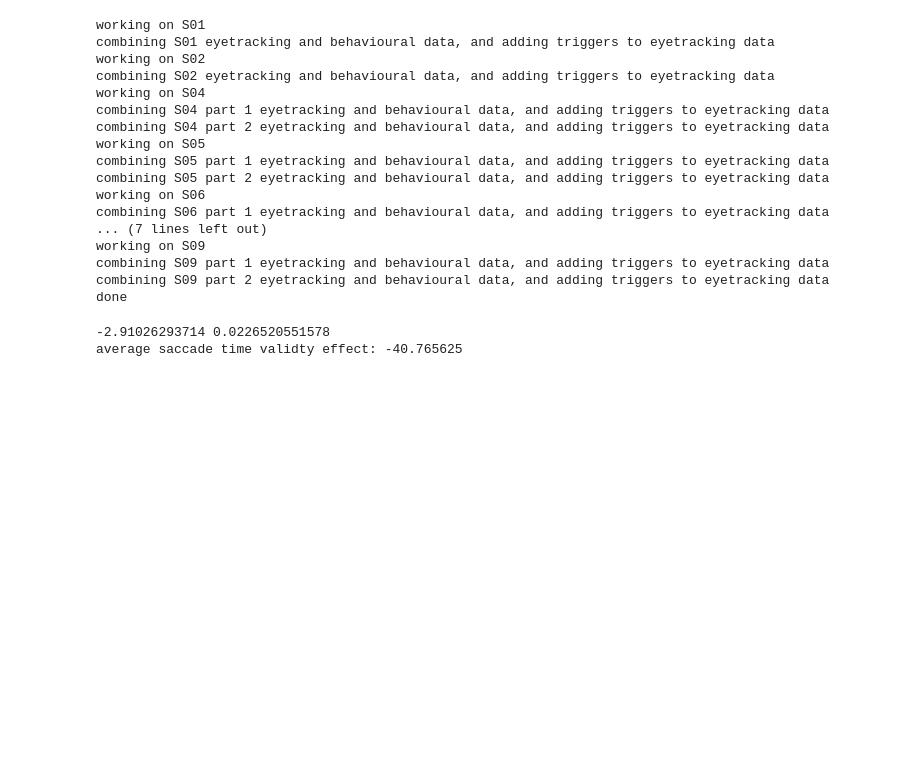
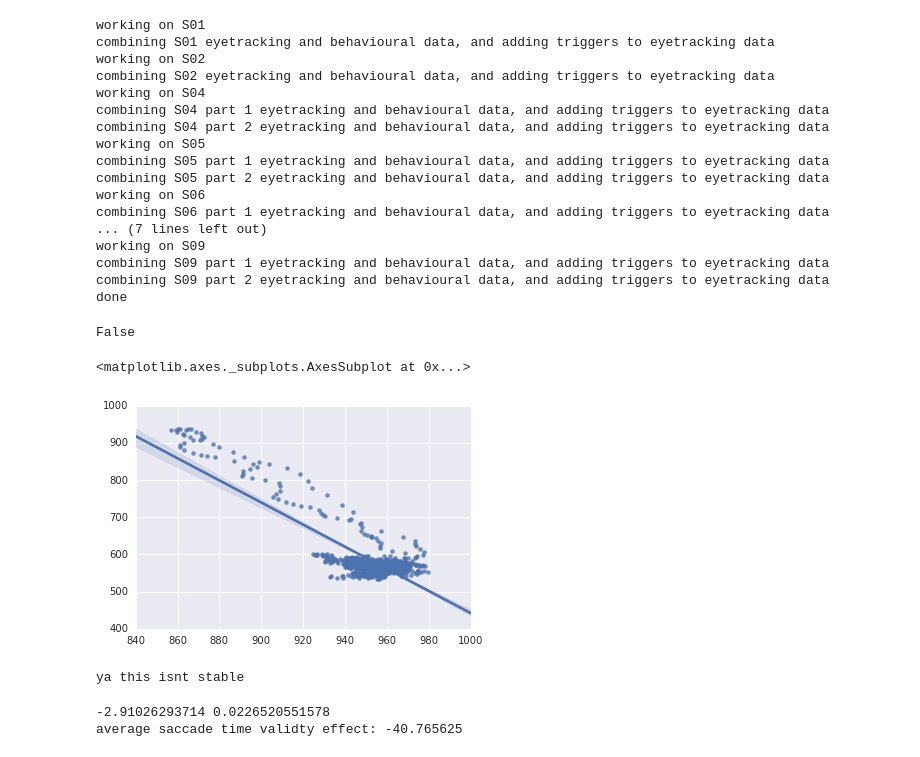
Before and after one commit to Nian-Jingqing/AttentionSaccade, a Jupyter notebook: AttentionSaccade_EyetrackerAnalysis.ipynb, the cells around one changed output. Cells and saved outputs as stored; diff of their text form; code cells hidden in the pictures; blank space fills up the shorter version.

```diff
--- a/AttentionSaccade_EyetrackerAnalysis.ipynb
+++ b/AttentionSaccade_EyetrackerAnalysis.ipynb
@@ -387,0 +398,19 @@ for isub in range(len(edat)):
+# %%
+#import copy
+#temp = copy.deepcopy(edat[0]) # take subject 1 to work from. 1920 trials
+#sacctask = [x for x in range(len(temp)) if temp[x]['behaviour']['task']==2.0] #0-10 are saccade trials lmao
+ppd = 72
+trial = 40
+epoch = [temp[trial]['triggers']['cue'][1], temp[trial]['triggers']['array'][1]]
+x = temp[trial]['x'][epoch[0]:epoch[1]+1]; y = temp[trial]['y'][epoch[0]:epoch[1]+1]
+print np.any(np.abs(np.subtract(x, 960)) >= ppd*2)
+sns.regplot(x,y) #scatter plot with line of best fit (i.e. trajectory of saccade)
+# %% [output]
+False
+<matplotlib.axes._subplots.AxesSubplot at 0x...>
+[figure, added]
+# %%
+if np.any(myfunctions.Eucdist(960,540,x,y) >=ppd*2):
+    print 'ya this isnt stable'
+# %% [output]
+ya this isnt stable
```
Also changed, not shown: parts of 3 cells of this notebook.
